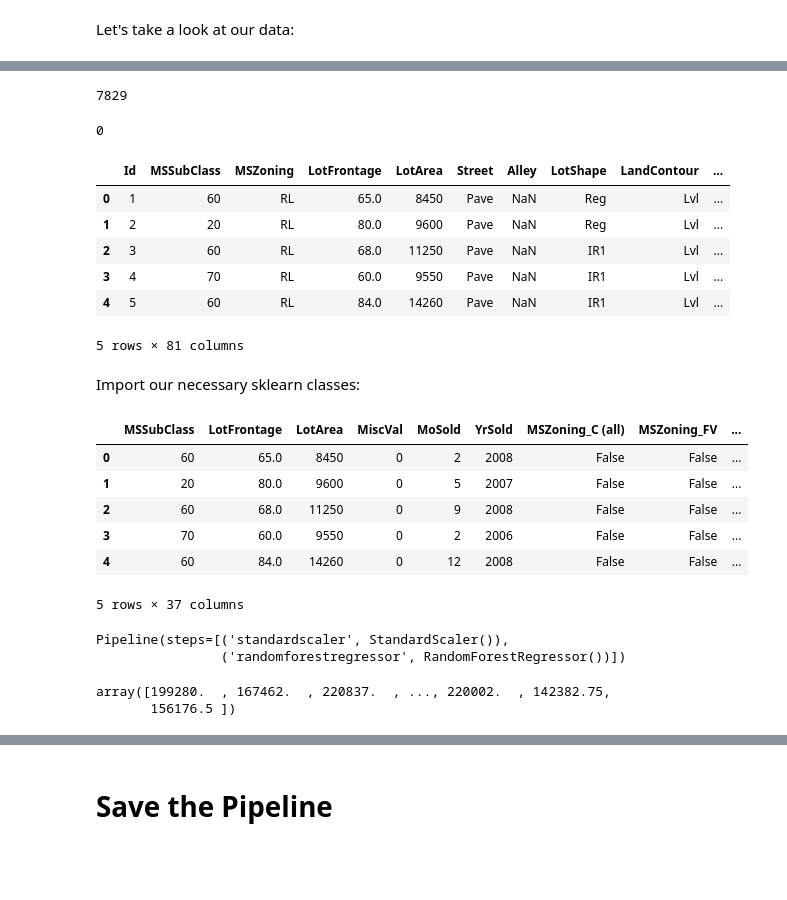
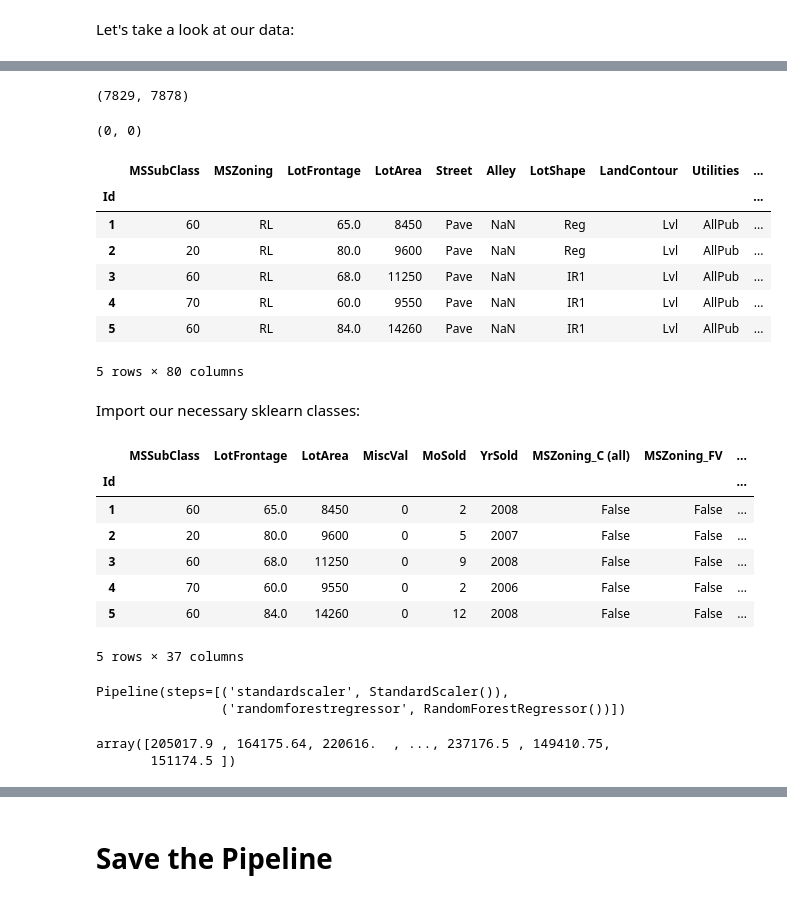
Before and after one commit to AHMAD-KHAIRI/python, a Jupyter notebook: day_116_sklearn_pipelines_code_along/sklearn-pipelines-code-along.ipynb, the cells around one changed output, grey strips where cells are left out. Cells and saved outputs as stored; diff of their text form; code cells hidden in the pictures; blank space fills up the shorter version.

```diff
--- a/day_116_sklearn_pipelines_code_along/sklearn-pipelines-code-along.ipynb
+++ b/day_116_sklearn_pipelines_code_along/sklearn-pipelines-code-along.ipynb
@@ -43,7 +43,9 @@ First, load up our dataset into pandas.
 # %%
 import pandas as pd
 
-df = pd.read_csv("./data/train.csv")
+train_df = pd.read_csv("./data/train.csv", index_col="Id")
+
+test_df = pd.read_csv("./data/test.csv", index_col="Id")
 # %% [markdown]
 Let's take a look at our data:
 # %%
@@ -128,22 +120,23 @@ df.describe()
 # %%
 # Check for NaN
-df.isna().values.sum()
+train_df.isna().values.sum(), test_df.isna().values.sum()
 # %% [output]
-7829
+(7829, 7878)
 # %%
 # Check for duplicates
-df.duplicated().sum()
+train_df.duplicated().sum(), test_df.duplicated().sum()
 # %% [output]
-0
+(0, 0)
 # %%
-df.head()
+train_df.head()
 # %% [output]
-|  | Id | MSSubClass | MSZoning | LotFrontage | LotArea | Street | Alley | LotShape | LandContour | ... |
-| 0 | 1 | 60 | RL | 65.0 | 8450 | Pave | NaN | Reg | Lvl | ... |
-| 1 | 2 | 20 | RL | 80.0 | 9600 | Pave | NaN | Reg | Lvl | ... |
-| 2 | 3 | 60 | RL | 68.0 | 11250 | Pave | NaN | IR1 | Lvl | ... |
-| 3 | 4 | 70 | RL | 60.0 | 9550 | Pave | NaN | IR1 | Lvl | ... |
-| 4 | 5 | 60 | RL | 84.0 | 14260 | Pave | NaN | IR1 | Lvl | ... |
+|  | MSSubClass | MSZoning | LotFrontage | LotArea | Street | Alley | LotShape | LandContour | Utilities | ... |
+| Id |  |  |  |  |  |  |  |  |  | ... |
+| 1 | 60 | RL | 65.0 | 8450 | Pave | NaN | Reg | Lvl | AllPub | ... |
+| 2 | 20 | RL | 80.0 | 9600 | Pave | NaN | Reg | Lvl | AllPub | ... |
+| 3 | 60 | RL | 68.0 | 11250 | Pave | NaN | IR1 | Lvl | AllPub | ... |
+| 4 | 70 | RL | 60.0 | 9550 | Pave | NaN | IR1 | Lvl | AllPub | ... |
+| 5 | 60 | RL | 84.0 | 14260 | Pave | NaN | IR1 | Lvl | AllPub | ... |
-5 rows × 81 columns
+5 rows × 80 columns
 # %%
 # Select the columns to be used for the machine learning model, remove the rows with NaN and save it in a new dataframe
@@ -174,23 +184,27 @@ y = select_df.SalePrice
 # %%
-X.head()
+X_train.head()
 # %% [output]
 |  | MSSubClass | LotFrontage | LotArea | MiscVal | MoSold | YrSold | MSZoning_C (all) | MSZoning_FV | ... |
-| 0 | 60 | 65.0 | 8450 | 0 | 2 | 2008 | False | False | ... |
-| 1 | 20 | 80.0 | 9600 | 0 | 5 | 2007 | False | False | ... |
-| 2 | 60 | 68.0 | 11250 | 0 | 9 | 2008 | False | False | ... |
-| 3 | 70 | 60.0 | 9550 | 0 | 2 | 2006 | False | False | ... |
-| 4 | 60 | 84.0 | 14260 | 0 | 12 | 2008 | False | False | ... |
+| Id |  |  |  |  |  |  |  |  | ... |
+| 1 | 60 | 65.0 | 8450 | 0 | 2 | 2008 | False | False | ... |
+| 2 | 20 | 80.0 | 9600 | 0 | 5 | 2007 | False | False | ... |
+| 3 | 60 | 68.0 | 11250 | 0 | 9 | 2008 | False | False | ... |
+| 4 | 70 | 60.0 | 9550 | 0 | 2 | 2006 | False | False | ... |
+| 5 | 60 | 84.0 | 14260 | 0 | 12 | 2008 | False | False | ... |
 5 rows × 37 columns
 # %%
 pipeline = make_pipeline(StandardScaler(), RandomForestRegressor())
-# %%
-
-pipeline.fit(X, y)
-# %% [output]
-Pipeline(steps=[('standardscaler', StandardScaler()),
-                ('randomforestregressor', RandomForestRegressor())])
+# %%
+import numpy as np
+
+np.random.seed(42)
+
+pipeline.fit(X_train, y_train)
+# %% [output]
+Pipeline(steps=[('standardscaler', StandardScaler()),
+                ('randomforestregressor', RandomForestRegressor())])
 # %%
-pipeline.predict(X)
+pipeline.predict(X_train)
 # %% [output]
-array([199280.  , 167462.  , 220837.  , ..., 220002.  , 142382.75,
-       156176.5 ])
+array([205017.9 , 164175.64, 220616.  , ..., 237176.5 , 149410.75,
+       151174.5 ])
```
Also changed, not shown: parts of 18 cells of this notebook, 9 other files.
